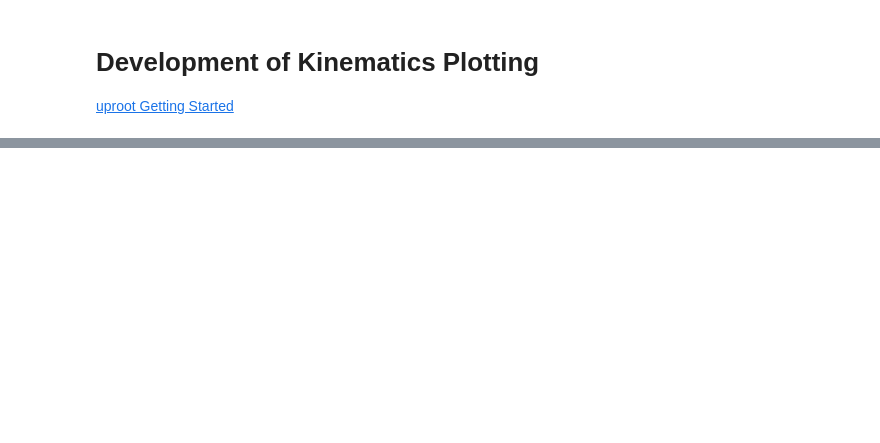
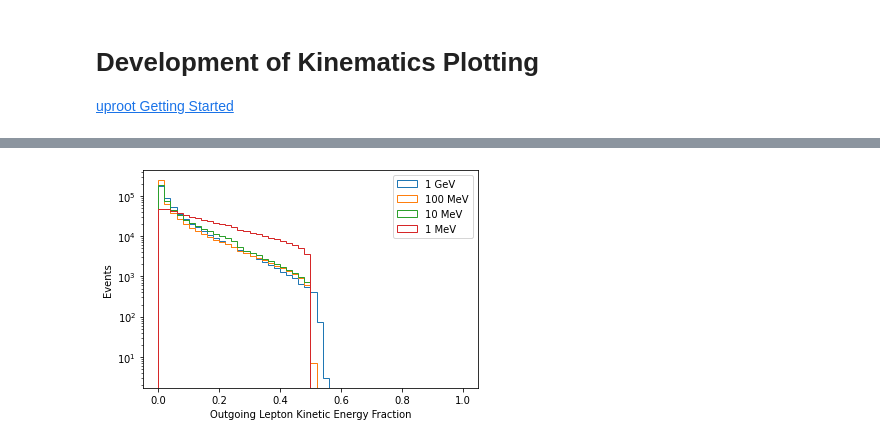
Before and after one commit to tomeichlersmith/ldmx-sim-technique, a Jupyter notebook: ana/plot-dev.ipynb, the cells around one changed output, grey strips where cells are left out. Cells and saved outputs as stored; diff of their text form; code cells hidden in the pictures; blank space fills up the shorter version.

```diff
--- a/ana/plot-dev.ipynb
+++ b/ana/plot-dev.ipynb
@@ -15,0 +52,11 @@ plt.show()
+# %%
+for lab, sl in apmasses.items() :
+    plt.hist(df[sl]['energy_frac'], label=lab,
+             histtype='step', range=(0,1.),bins=50)
+plt.legend()
+plt.yscale('log')
+plt.xlabel('Outgoing Lepton Kinetic Energy Fraction')
+plt.ylabel('Events')
+plt.show()
+# %% [output]
+[figure, added]
```
Also changed, not shown: parts of 6 cells of this notebook.
